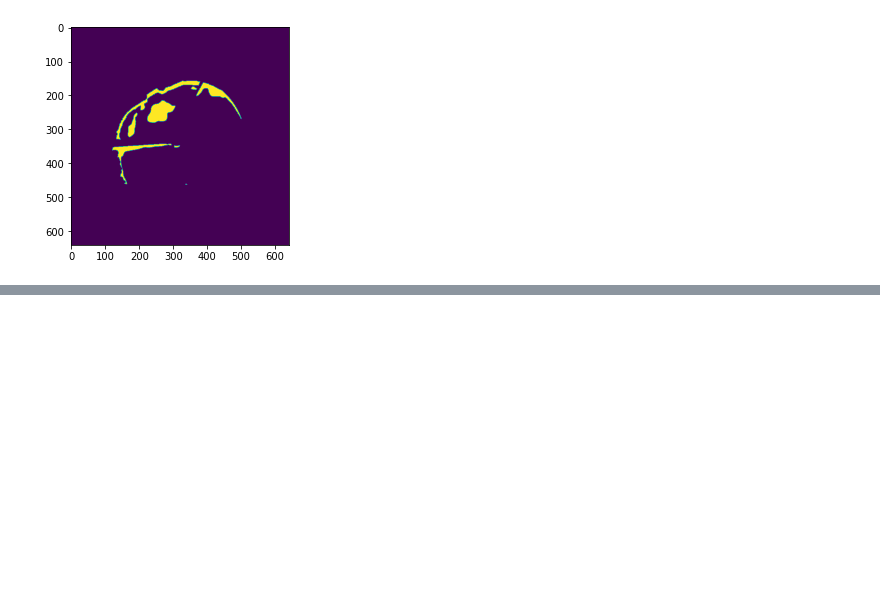
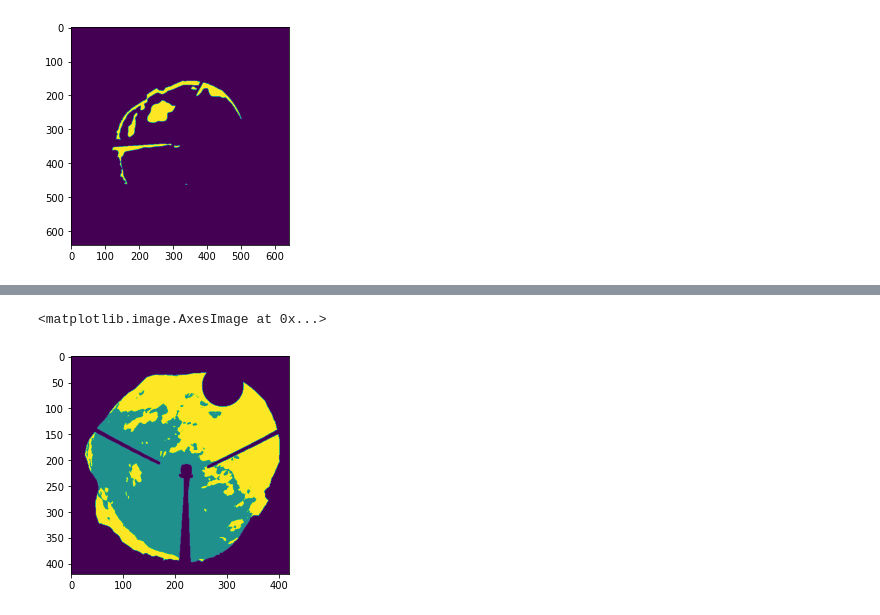
Before and after one commit to elrichgro/cloudseg, a Jupyter notebook: cloudseg/notebooks/test_script_output.ipynb, the cells around one changed output, grey strips where cells are left out. Drawn from its saved outputs; the diff is of its cells as text; code cells hidden in the pictures; blank space fills up the shorter version.

```diff
--- a/cloudseg/notebooks/test_script_output.ipynb
+++ b/cloudseg/notebooks/test_script_output.ipynb
@@ -97,0 +134,5 @@ with h5py.File(file_name, 'r') as f:
+# %%
+plt.imshow(dataset[0]["label"])
+# %% [output]
+<matplotlib.image.AxesImage at 0x...>
+[figure, added]
```
Also changed, not shown: parts of 37 cells of this notebook, 3 other files.
